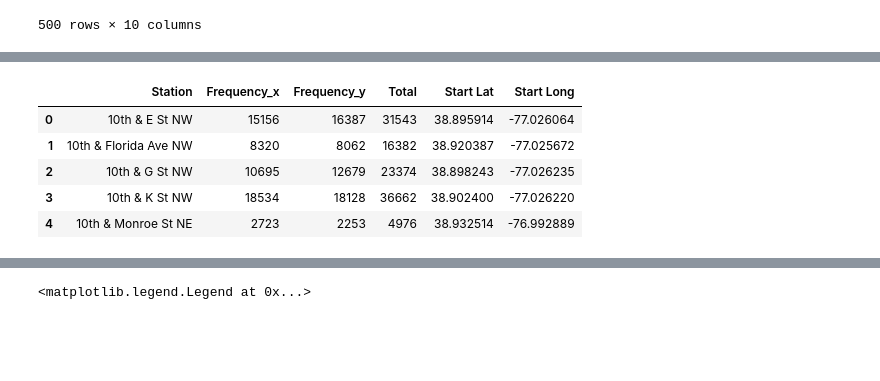
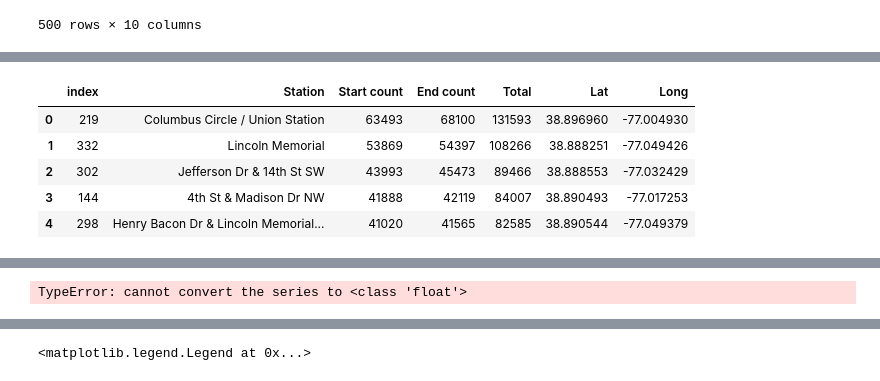
Before and after one commit to patjwolfe/capitalbikeshare, a Jupyter notebook: BikeshareCode_map.ipynb, the cells around one changed output, grey strips where cells are left out. Cells and saved outputs as stored; diff of their text form; code cells hidden in the pictures; blank space fills up the shorter version.

```diff
--- a/BikeshareCode_map.ipynb
+++ b/BikeshareCode_map.ipynb
@@ -127 +140,28 @@ routes_ten
+# %%
+starts_df = frame.groupby(['Start station']).size()
+starts_df = pd.DataFrame(starts_df).reset_index()
+starts_df = starts_df.rename(columns={"Start station": "Station", 0: "Frequency"})
+
+ends_df = frame.groupby(['End station']).size()
+ends_df = pd.DataFrame(ends_df).reset_index()
+ends_df = ends_df.rename(columns={"End station": "Station", 0: "Frequency"})
+
+
+most_popular = pd.merge(starts_df, ends_df, on="Station")
+most_popular["Total"] = most_popular["Frequency_x"] + most_popular["Frequency_y"]
+most_popular = most_popular.rename(columns={"Frequency_x":"Start count", "Frequency_y":"End count"})
+
+bikeshare_locations_pop = bikeshare_locations.rename(columns={"ADDRESS": "Station",
+                                                                "LATITUDE": "Lat","LONGITUDE": "Long"})
+most_popular = pd.merge(most_popular, bikeshare_locations_pop, on=["Station"])
+most_popular = most_popular.sort_values(["Total"], ascending=False).reset_index()
+
+most_popular.head()
+# %% [output]
+|  | index | Station | Start count | End count | Total | Lat | Long |
+| 0 | 219 | Columbus Circle / Union Station | 63493 | 68100 | 131593 | 38.896960 | -77.004930 |
+| 1 | 332 | Lincoln Memorial | 53869 | 54397 | 108266 | 38.888251 | -77.049426 |
+| 2 | 302 | Jefferson Dr & 14th St SW | 43993 | 45473 | 89466 | 38.888553 | -77.032429 |
+| 3 | 144 | 4th St & Madison Dr NW | 41888 | 42119 | 84007 | 38.890493 | -77.017253 |
+| 4 | 298 | Henry Bacon Dr & Lincoln Memorial... | 41020 | 41565 | 82585 | 38.890544 | -77.049379 |
 # %%
@@ -135,28 +173,3 @@ fig.add_layer(marker_layer)
 fig
 # %% [output]
 [interactive output not drawn]
-# %%
-starts_df = frame.groupby(['Start station']).size()
-starts_df = pd.DataFrame(starts_df).reset_index()
-starts_df = starts_df.rename(columns={"Start station": "Station", 0: "Frequency"})
-
-ends_df = frame.groupby(['End station']).size()
-ends_df = pd.DataFrame(ends_df).reset_index()
-ends_df = ends_df.rename(columns={"End station": "Station", 0: "Frequency"})
-
-
-most_popular = pd.merge(starts_df, ends_df, on="Station")
-most_popular["Total"] = most_popular["Frequency_x"] + most_popular["Frequency_y"]
-most_popular.head()
-
-bikeshare_locations_pop = bikeshare_locations.rename(columns={"ADDRESS": "Station",
-                                                                "LATITUDE": "Start Lat","LONGITUDE": "Start Long"})
-most_popular = pd.merge(most_popular, bikeshare_locations_pop, on=["Station"])
-most_popular.head()
-# %% [output]
-|  | Station | Frequency_x | Frequency_y | Total | Start Lat | Start Long |
-| 0 | 10th & E St NW | 15156 | 16387 | 31543 | 38.895914 | -77.026064 |
-| 1 | 10th & Florida Ave NW | 8320 | 8062 | 16382 | 38.920387 | -77.025672 |
-| 2 | 10th & G St NW | 10695 | 12679 | 23374 | 38.898243 | -77.026235 |
-| 3 | 10th & K St NW | 18534 | 18128 | 36662 | 38.902400 | -77.026220 |
-| 4 | 10th & Monroe St NE | 2723 | 2253 | 4976 | 38.932514 | -76.992889 |
@@ -170 +176,10 @@ fig
+# %%
+radius = 6371 # km
+
+for row in routes_ten.iterrows():
+    dlat = math.radians(routes_ten["End Lat"]-routes_ten["End Lat"])
+    dlon = math.radians(routes_ten["Start Long"]-routes_ten["End Long"])
+    print(f"{dlat}, {dlong}")
+# %% [output]
+TypeError: cannot convert the series to <class 'float'>
 # %%
```
Also changed, not shown: parts of 7 cells of this notebook.
